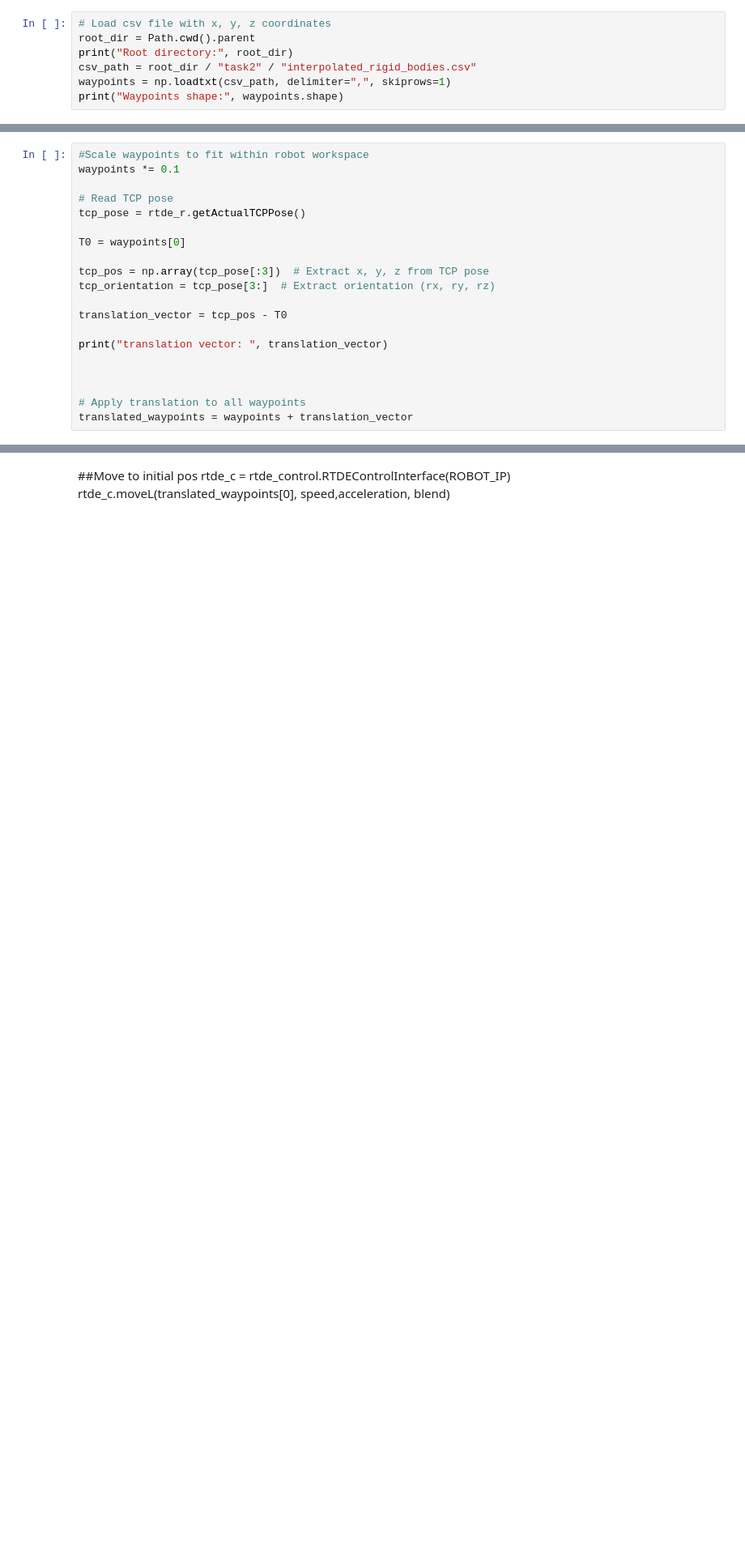
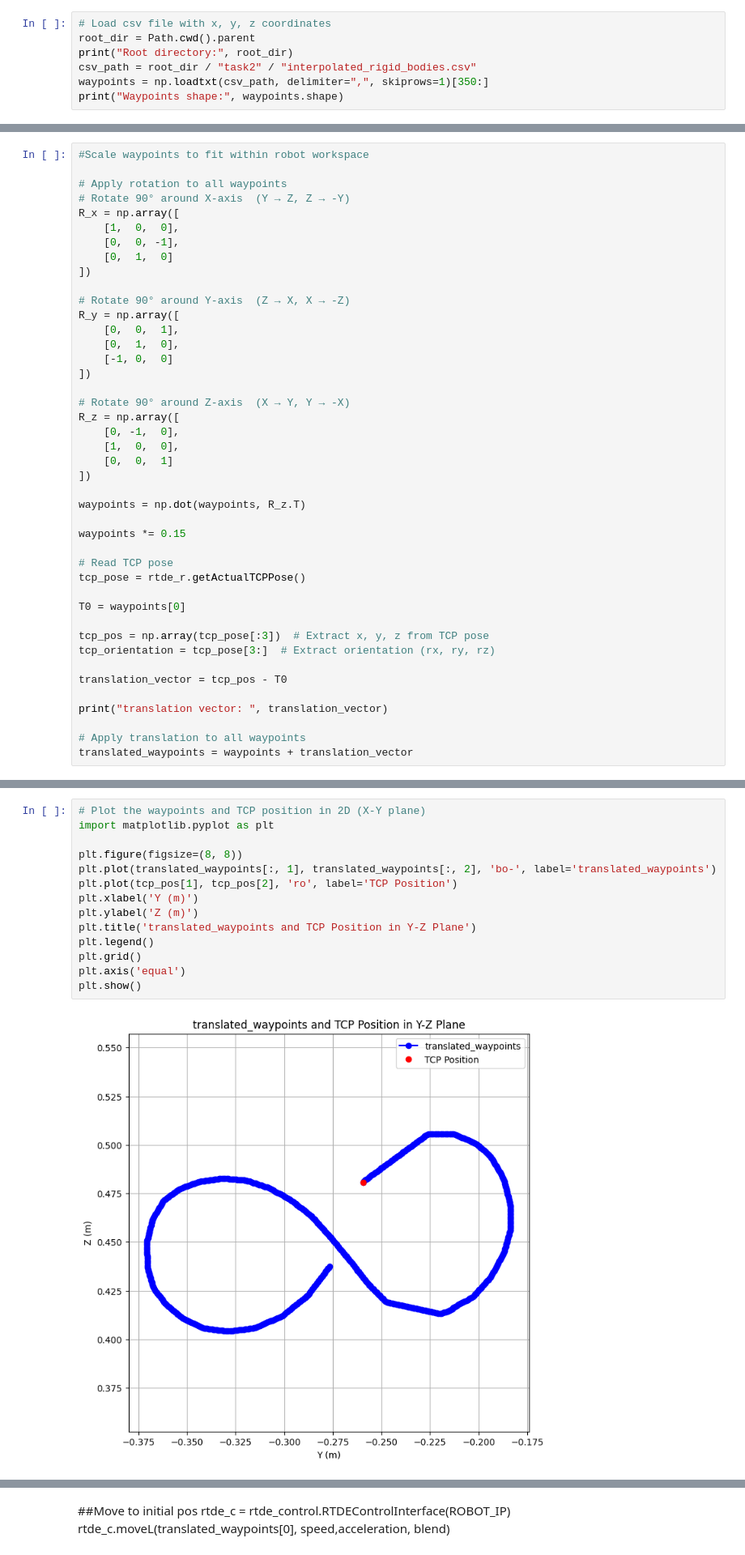
Before and after one commit to sofusbjorn/SiRL, a Jupyter notebook: week2/task3/basic_robot_movement.ipynb, the cells around one changed output, grey strips where cells are left out. Shown at 81% size. Saved outputs shown, nothing was run; the diff lists cells and outputs as text; blank space fills up the shorter version.

```diff
--- a/week2/task3/basic_robot_movement.ipynb
+++ b/week2/task3/basic_robot_movement.ipynb
@@ -26,7 +26,7 @@ RTDEReceiveInterface boost system Exception: (asio.misc:2) End of file [asio.mis
 root_dir = Path.cwd().parent
 print("Root directory:", root_dir)
 csv_path = root_dir / "task2" / "interpolated_rigid_bodies.csv"
-waypoints = np.loadtxt(csv_path, delimiter=",", skiprows=1)
+waypoints = np.loadtxt(csv_path, delimiter=",", skiprows=1)[350:]
 print("Waypoints shape:", waypoints.shape)
 # %% [output]
 Root directory: /Users/mathiasnielsen/Documents/Uni - ML/kandidat/2-semester/Simulation based Reinforcement Learning/SiRL/week2
@@ -34,6 +34,31 @@ Waypoints shape: (1000, 3)
 # %%
 #Scale waypoints to fit within robot workspace
-waypoints *= 0.1
+
+# Apply rotation to all waypoints
+# Rotate 90° around X-axis  (Y → Z, Z → -Y)
+R_x = np.array([
+    [1,  0,  0],
+    [0,  0, -1],
+    [0,  1,  0]
+])
+
+# Rotate 90° around Y-axis  (Z → X, X → -Z)
+R_y = np.array([
+    [0,  0,  1],
+    [0,  1,  0],
+    [-1, 0,  0]
+])
+
+# Rotate 90° around Z-axis  (X → Y, Y → -X)
+R_z = np.array([
+    [0, -1,  0],
+    [1,  0,  0],
+    [0,  0,  1]
+])
+
+waypoints = np.dot(waypoints, R_z.T)
+
+waypoints *= 0.15
 
 # Read TCP pose
 tcp_pose = rtde_r.getActualTCPPose()
@@ -47,8 +72,6 @@ translation_vector = tcp_pos - T0
 
 print("translation vector: ", translation_vector)
 
-
-
 # Apply translation to all waypoints
 translated_waypoints = waypoints + translation_vector
 # %% [output]
@@ -55,0 +79,16 @@ translation vector:  [-0.34851225 -0.41028768  0.49930188]
+# %%
+# Plot the waypoints and TCP position in 2D (X-Y plane)
+import matplotlib.pyplot as plt
+
+plt.figure(figsize=(8, 8))
+plt.plot(translated_waypoints[:, 1], translated_waypoints[:, 2], 'bo-', label='translated_waypoints')
+plt.plot(tcp_pos[1], tcp_pos[2], 'ro', label='TCP Position')
+plt.xlabel('Y (m)')
+plt.ylabel('Z (m)')
+plt.title('translated_waypoints and TCP Position in Y-Z Plane')
+plt.legend()
+plt.grid()
+plt.axis('equal')
+plt.show()
+# %% [output]
+[figure, added]
```
Also changed, not shown: parts of 6 cells of this notebook, 1 other file.
